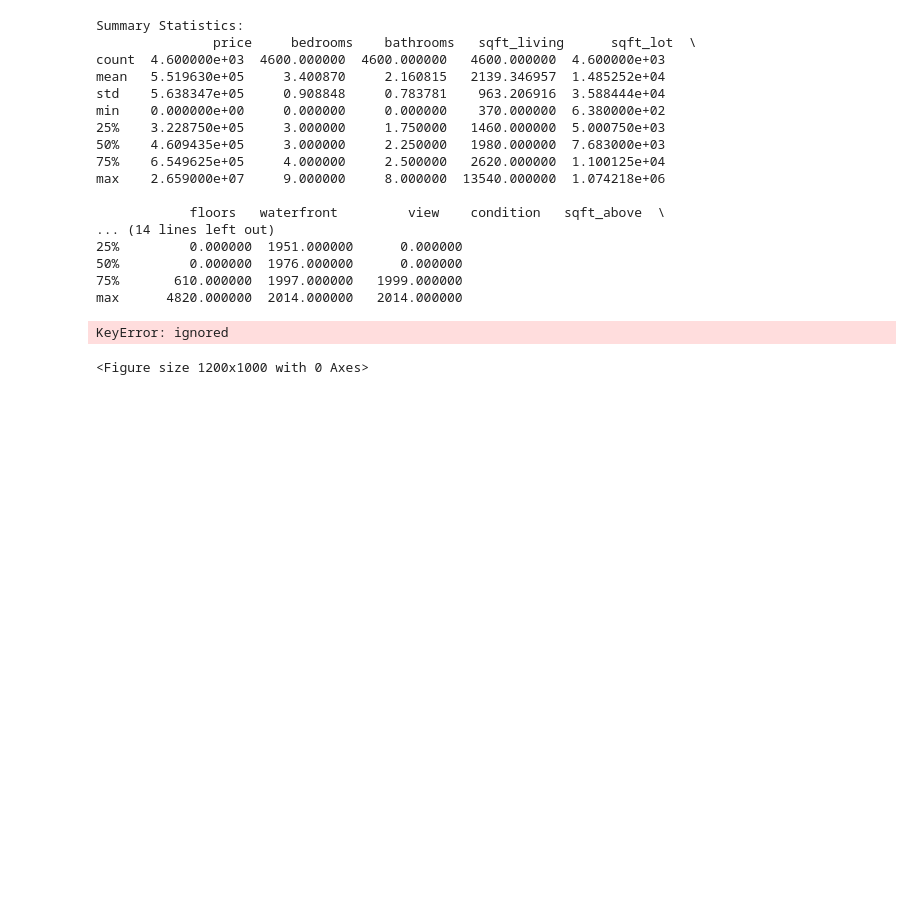
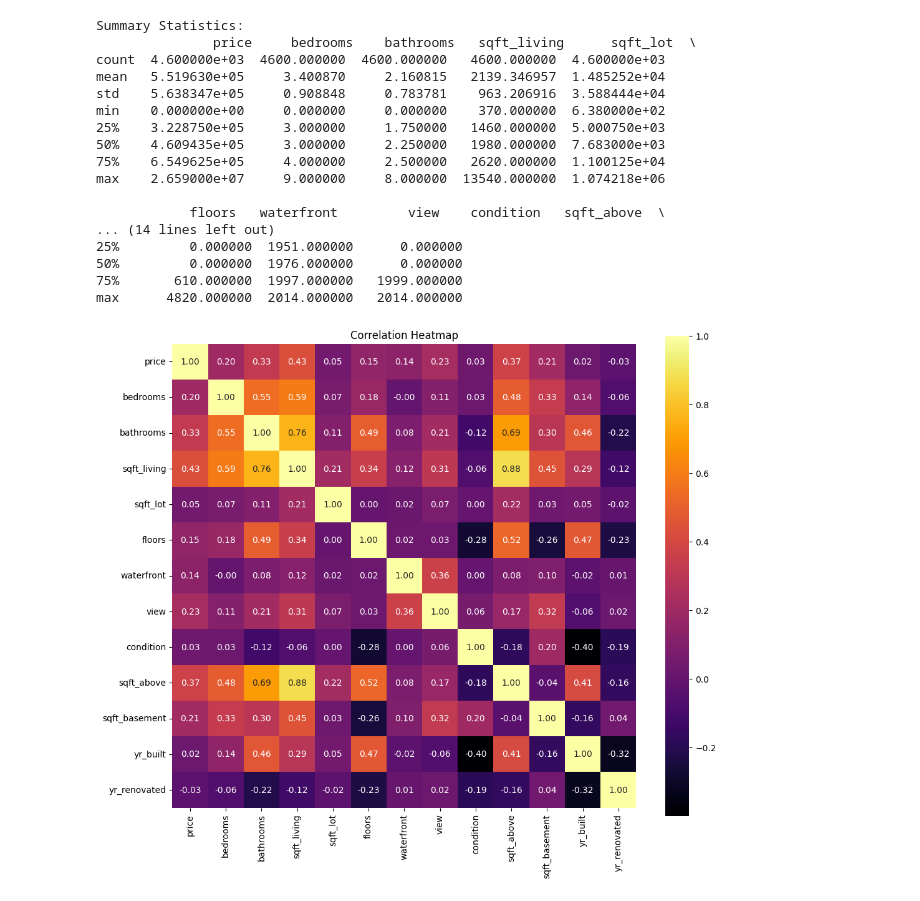
Before and after one commit to victorjoseij/1st-trimester, a Jupyter notebook: 2348570_EX1.ipynb, the cells around one changed output. Saved outputs shown, nothing was run; the diff lists cells and outputs as text; code cells hidden in the pictures; blank space fills up the shorter version.

```diff
--- a/2348570_EX1.ipynb
+++ b/2348570_EX1.ipynb
@@ -74,9 +74,8 @@ max      4820.000000  2014.000000   2014.000000
 # %%
 correlation_matrix = df.corr()
 plt.figure(figsize=(12, 10))
-sns.heatmap(correlation_matrix, annot=True, cmap='sunrise', fmt=".2f", square=True)
+sns.heatmap(correlation_matrix, annot=True, cmap='inferno', fmt=".2f", square=True)
 plt.title('Correlation Heatmap')
 plt.show()
 # %% [output]
-KeyError: ignored
-<Figure size 1200x1000 with 0 Axes>
+[figure, added]
```
Also changed, not shown: parts of 12 cells of this notebook.
